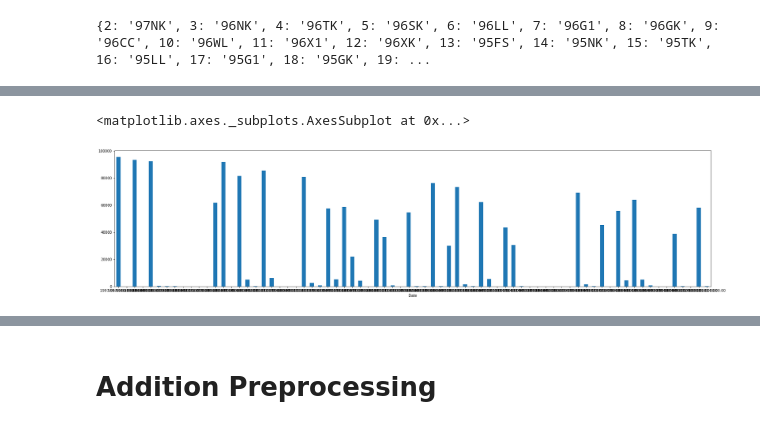
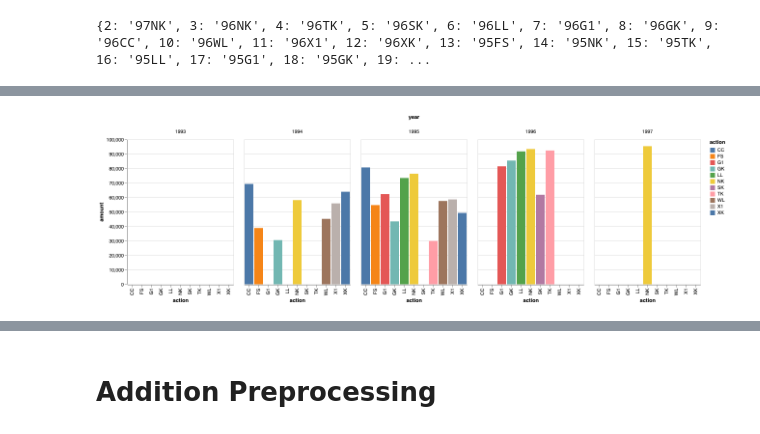
Before and after one commit to chalendony/rlearn_exploration, a Jupyter notebook: notebook/Data_Exploration.ipynb, the cells around one changed output, grey strips where cells are left out. Drawn from its saved outputs; the diff is of its cells as text; code cells hidden in the pictures.

```diff
--- a/notebook/Data_Exploration.ipynb
+++ b/notebook/Data_Exploration.ipynb
@@ -197,9 +193,10 @@ promo[['Date','code', 'year', 'month']].sort_values('Date')
-# %%
-#plot data
-fig, ax = plt.subplots(figsize=(30,7))
-ax.xaxis.set_major_locator(mdates.YearLocator())
-ax.xaxis.set_major_formatter(mdates.DateFormatter('%y'))
-promo['amount'].plot(ax=ax, kind='bar')
-# %% [output]
-<matplotlib.axes._subplots.AxesSubplot at 0x...>
-[figure, removed]
+# %%
+alt.Chart(promo).mark_bar().encode(
+    #x='yearmonth(Date):O',
+    x='action:N',
+    y='amount:Q',
+    color='action:N',
+    column='year:N'
+)
+# %% [output]
+[figure, added]
```
Also changed, not shown: parts of 9 cells of this notebook.
